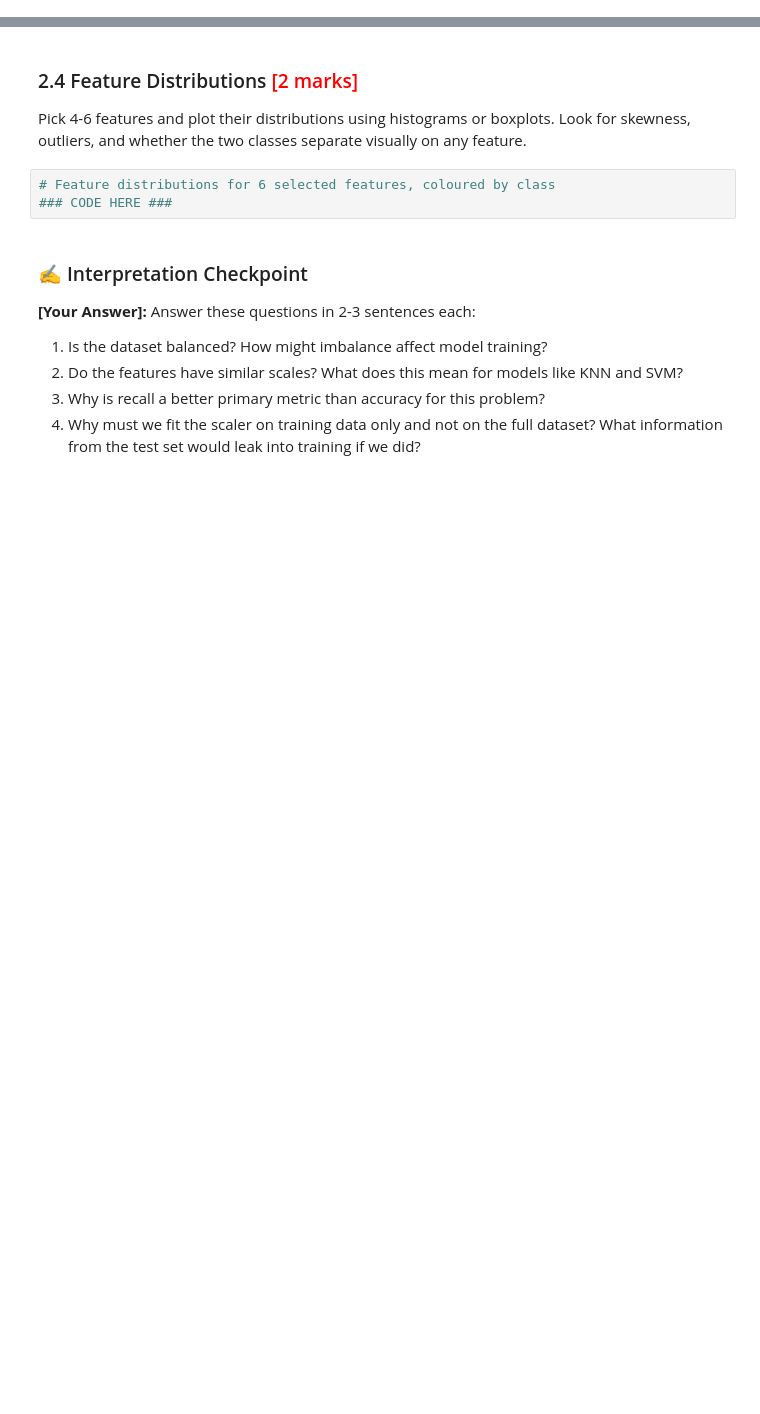
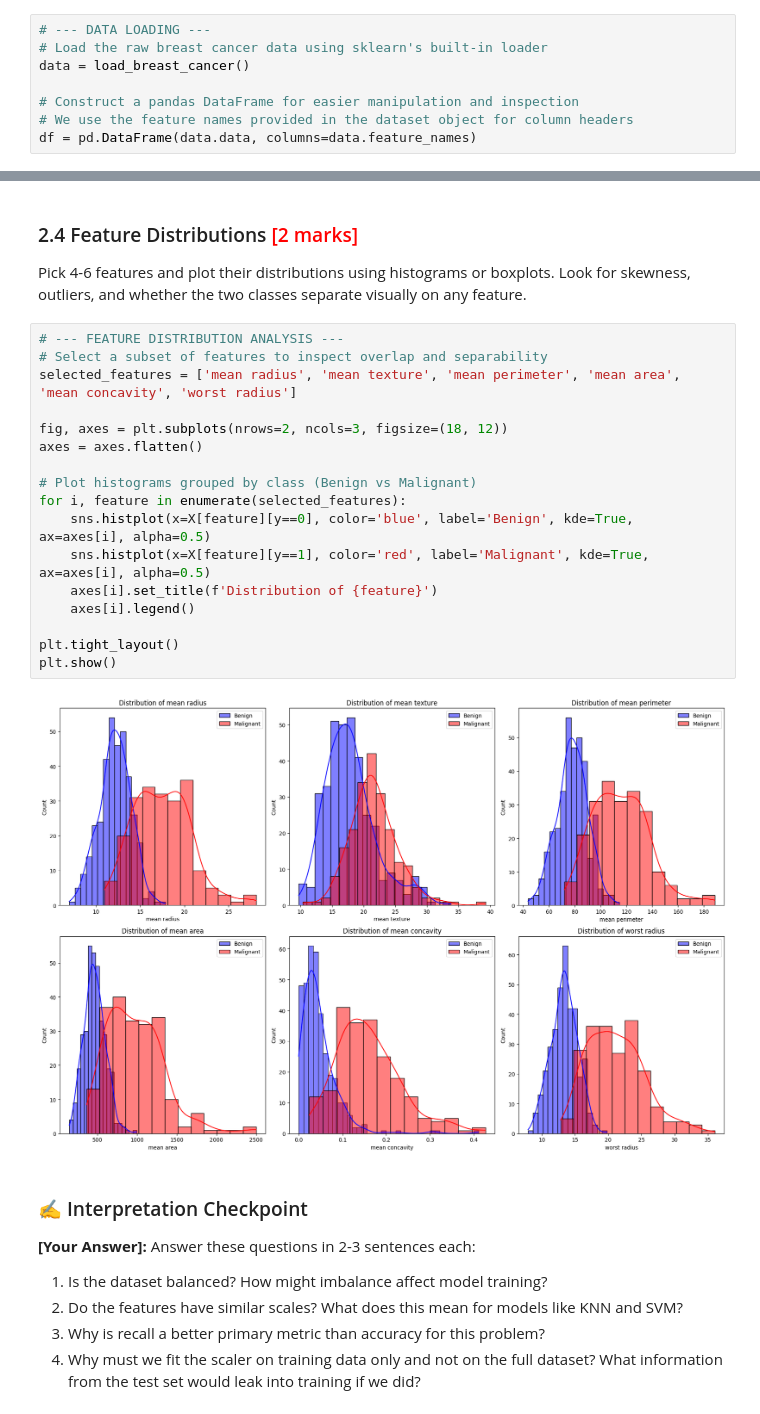
Before and after one commit to shardeep-x/agentic-ai-and-gen-ai, a Jupyter notebook: Classification_Models_Exercise.ipynb, the cells around one changed output, grey strips where cells are left out. Drawn from its saved outputs; the diff is of its cells as text; blank space fills up the shorter version.

```diff
--- a/Classification_Models_Exercise.ipynb
+++ b/Classification_Models_Exercise.ipynb
@@ -84,0 +78,8 @@ data = load_breast_cancer()
+# %%
+# --- DATA LOADING ---
+# Load the raw breast cancer data using sklearn's built-in loader
+data = load_breast_cancer()
+
+# Construct a pandas DataFrame for easier manipulation and inspection
+# We use the feature names provided in the dataset object for column headers
+df = pd.DataFrame(data.data, columns=data.feature_names)
@@ -117,9 +183,25 @@ How many malignant vs benign cases are there? Visualise this with a bar plot.
 ### 2.4 Feature Distributions <font color="red">[2 marks]</font>
 
 Pick 4-6 features and plot their distributions using histograms or boxplots. Look for skewness, outliers, and whether the two classes separate visually on any feature.
-# %%
-# Feature distributions for 6 selected features, coloured by class
-### CODE HERE ###
+# %%
+# --- FEATURE DISTRIBUTION ANALYSIS ---
+# Select a subset of features to inspect overlap and separability
+selected_features = ['mean radius', 'mean texture', 'mean perimeter', 'mean area', 'mean concavity', 'worst radius']
+
+fig, axes = plt.subplots(nrows=2, ncols=3, figsize=(18, 12))
+axes = axes.flatten()
+
+# Plot histograms grouped by class (Benign vs Malignant)
+for i, feature in enumerate(selected_features):
+    sns.histplot(x=X[feature][y==0], color='blue', label='Benign', kde=True, ax=axes[i], alpha=0.5)
+    sns.histplot(x=X[feature][y==1], color='red', label='Malignant', kde=True, ax=axes[i], alpha=0.5)
+    axes[i].set_title(f'Distribution of {feature}')
+    axes[i].legend()
+
+plt.tight_layout()
+plt.show()
+# %% [output]
+[figure, added]
 # %% [markdown]
 ### ✍️ Interpretation Checkpoint
 
```
Also changed, not shown: parts of 97 cells of this notebook.
